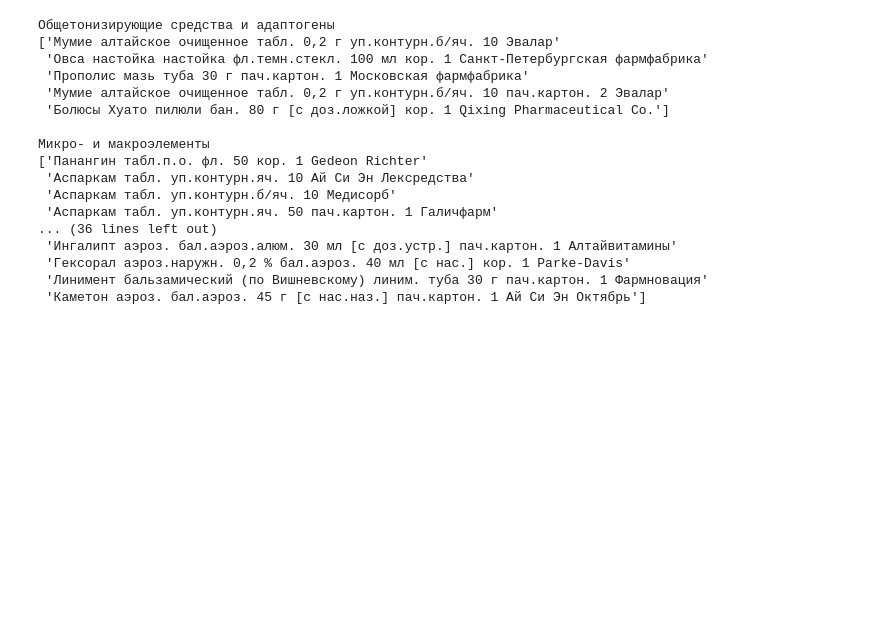
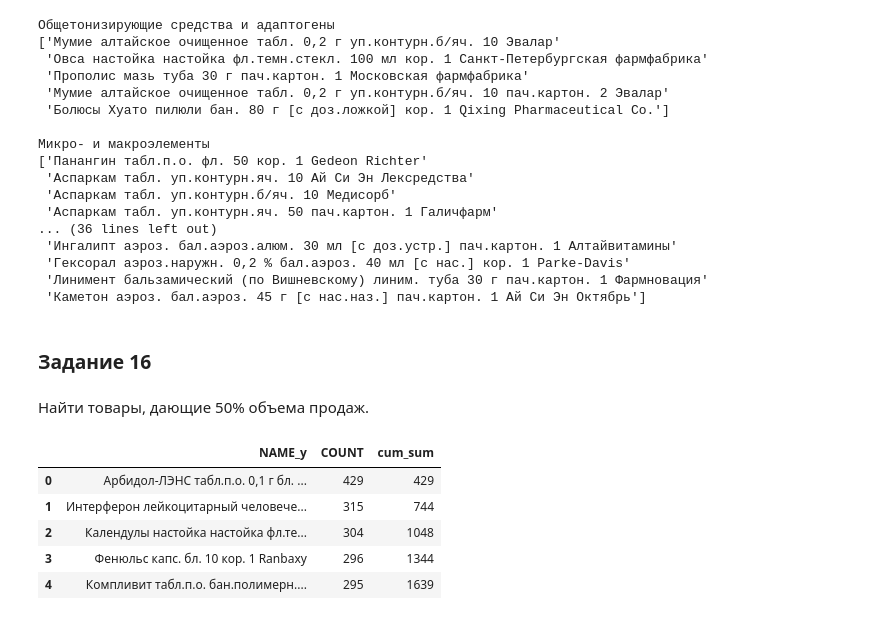
Before and after one commit to ademyanchuk/data_analys_labs, a Jupyter notebook: Lab2/lab2.ipynb, the cells around one changed output. Drawn from its saved outputs; the diff is of its cells as text; code cells hidden in the pictures; blank space fills up the shorter version.

```diff
--- a/Lab2/lab2.ipynb
+++ b/Lab2/lab2.ipynb
@@ -446,3 +446,7 @@ for group in grouped.FKGNAME.unique():
  'Гексорал аэроз.наружн. 0,2 % бал.аэроз. 40 мл [с нас.] кор. 1 Parke-Davis'
  'Линимент бальзамический (по Вишневскому) линим. туба 30 г пач.картон. 1 Фармновация'
  'Каметон аэроз. бал.аэроз. 45 г [с нас.наз.] пач.картон. 1 Ай Си Эн Октябрь']
+# %% [markdown]
+### Задание 16
+# %% [markdown]
+Найти товары, дающие 50% объема продаж.
@@ -448,0 +459,9 @@ for group in grouped.FKGNAME.unique():
+# %%
+grouped.head()
+# %% [output]
+|  | NAME_y | COUNT | cum_sum |
+| 0 | Арбидол-ЛЭНС табл.п.о. 0,1 г бл. ... | 429 | 429 |
+| 1 | Интерферон лейкоцитарный человече... | 315 | 744 |
+| 2 | Календулы настойка настойка фл.те... | 304 | 1048 |
+| 3 | Фенюльс капс. бл. 10 кор. 1 Ranbaxy | 296 | 1344 |
+| 4 | Компливит табл.п.о. бан.полимерн.... | 295 | 1639 |
```
Also changed, not shown: parts of 13 cells of this notebook.
